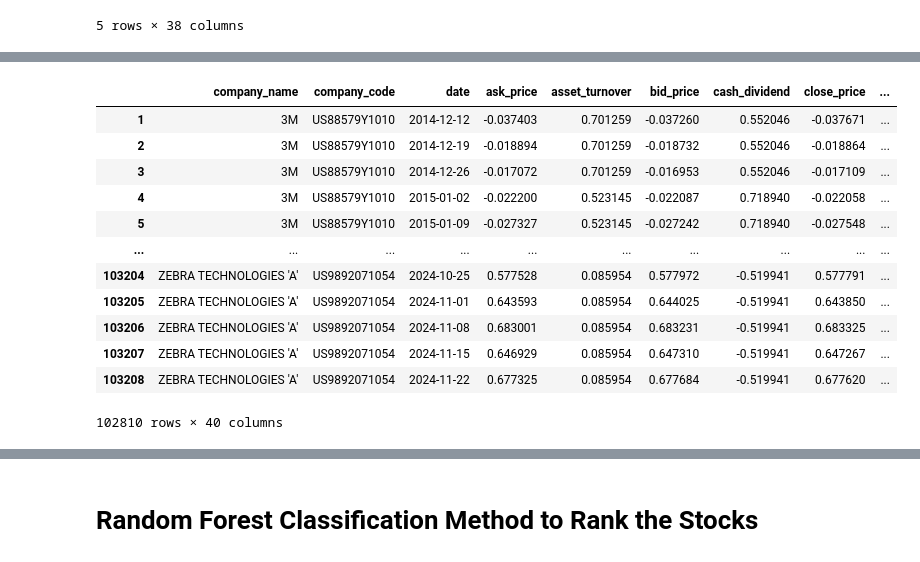
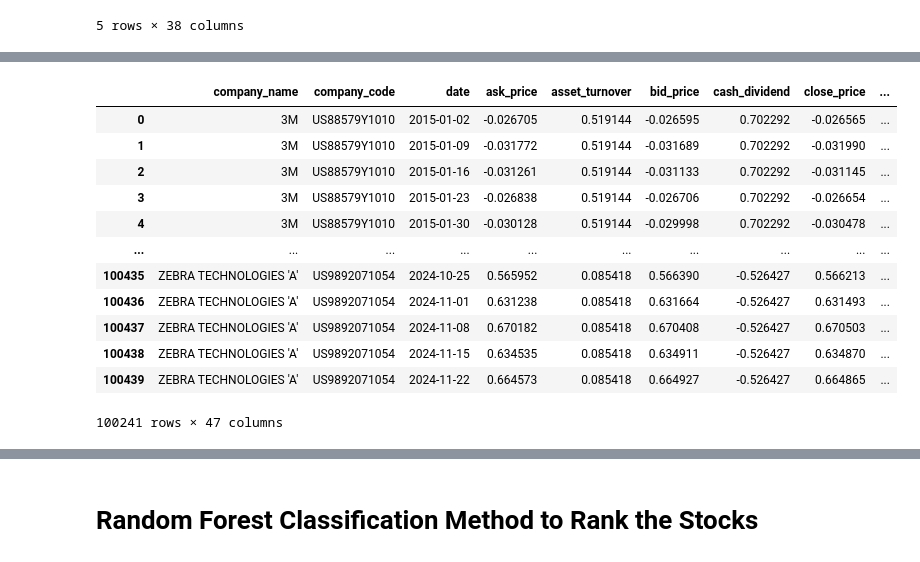
Before and after one commit to kaki1995/Project_Applying-AI-and-Large-Language-Models-in-Stock-Investment, a Jupyter notebook: Campus Challenge.ipynb, the cells around one changed output, grey strips where cells are left out. Cells and saved outputs as stored; diff of their text form; code cells hidden in the pictures.

```diff
--- a/Campus Challenge.ipynb
+++ b/Campus Challenge.ipynb
@@ -753,3 +753,30 @@ df_return.tail()
 | 103208 | ZEBRA TECHNOLOGIES 'A' | US9892071054 | 2024-11-22 | 397.1899 | 0.67 | 396.9900 | 0.0 | 397.1899 | ... |
 | 103209 | ZEBRA TECHNOLOGIES 'A' | US9892071054 | 2024-11-29 | 406.9900 | 0.67 | 406.6201 | 0.0 | 407.0000 | ... |
 5 rows × 38 columns
+# %%
+# Add 7 new features based on calculation of the raw data
+
+# Ensure the dataset is sorted by company and date
+df_add_features = df_return.sort_values(by=['company_name', 'date']).copy()
+
+# Define a function to calculate Sharpe ratio
+def sharpe_ratio(series, risk_free_rate=0.0):
+    excess_return = series - risk_free_rate
+    return excess_return.mean() / excess_return.std() if excess_return.std() != 0 else 0
+
+# Group by company to calculate moving statistics
+def calculate_features(group):
+    group['avg_4w'] = group['weekly_return'].rolling(window=4, min_periods=1).mean()
+    group['avg_8w'] = group['weekly_return'].rolling(window=8, min_periods=1).mean()
+    group['avg_12w'] = group['weekly_return'].rolling(window=12, min_periods=1).mean()
+    group['avg_24w'] = group['weekly_return'].rolling(window=24, min_periods=1).mean()
+    group['sharpe_ratio_24w'] = group['weekly_return'].rolling(window=24, min_periods=1).apply(sharpe_ratio, raw=True)
+    group['skewness_24w'] = group['weekly_return'].rolling(window=24, min_periods=1).skew()
+    group['kurtosis_24w'] = group['weekly_return'].rolling(window=24, min_periods=1).kurt()
+    return group
+
+# Apply the function to each company
+df_add_features = df_add_features.groupby('company_name', group_keys=False).apply(calculate_features)
+
+# Display the result
+df_add_features
@@ -755,0 +797,9 @@ df_return.tail()
+# %%
+# Drop rows with NaN values
+df_add_features = df_add_features.dropna()
+
+# Reset the index if needed (optional)
+df_add_features = df_add_features.reset_index(drop=True)
+
+# Verify the updated DataFrame
+df_add_features
@@ -757,7 +821,7 @@ df_return.tail()
 # Create a new column "label" based on 'weekly_return', assign "1" if next week's return is above the median, and assign "0" otherwise.
 
 # Step 1: Shift weekly returns to get next week's performance
-df_label = df_return.copy()  # Ensure df_return is a copy to avoid warnings
+df_label = df_add_features.copy()  # Ensure df_return is a copy to avoid warnings
 df_label['next_week_return'] = df_label.groupby('company_name')['weekly_return'].shift(-1)
 
 # Step 2: Calculate the weekly median return for all companies
@@ -801,44 +865,45 @@ df_label
 # %%
 # standardize data
 
 stock = df_label.copy() # Make a copy of df_label
 
 X_cols = ["close_price", "ask_price", "bid_price", "price_high", "price_low", "price_open",
          "turnover_value", "turnover_volume", "vwap", "trading_volume_wa",
          "total_return", "pe", "ptbv", "dividend_yield", "operating_pm", "gross_pm",
          "net_income", "roe", "roic", "roa", "ebit", "ebitda", "dpps",
          "current_ratio", "quick_ratio", "asset_turnover",
          "tdce", "ltdce", "interest_cover1", "interest_cover2", "cash_dividend", "shares_outstanding",
-         "SP500_Return (%)", "VIX_Close", "weekly_return"]
+         "SP500_Return (%)", "VIX_Close", "weekly_return",
+          "avg_4w", "avg_8w", "avg_12w", "avg_24w", "sharpe_ratio_24w", "skewness_24w","kurtosis_24w"]
 
 y_col = ['label']
 
 X = stock[X_cols]
 y = stock[y_col]
 
 scaler_X = StandardScaler()
 X_scaled = scaler_X.fit_transform(X)
 
 stock_scaled = stock.copy()
 
 for i in range(len(X_cols)):
     stock_scaled[X_cols[i]] = X_scaled[:,i]
 
 stock_scaled
 # %% [output]
 |  | company_name | company_code | date | ask_price | asset_turnover | bid_price | cash_dividend | close_price | ... |
-| 1 | 3M | US88579Y1010 | 2014-12-12 | -0.037403 | 0.701259 | -0.037260 | 0.552046 | -0.037671 | ... |
-| 2 | 3M | US88579Y1010 | 2014-12-19 | -0.018894 | 0.701259 | -0.018732 | 0.552046 | -0.018864 | ... |
-| 3 | 3M | US88579Y1010 | 2014-12-26 | -0.017072 | 0.701259 | -0.016953 | 0.552046 | -0.017109 | ... |
-| 4 | 3M | US88579Y1010 | 2015-01-02 | -0.022200 | 0.523145 | -0.022087 | 0.718940 | -0.022058 | ... |
-| 5 | 3M | US88579Y1010 | 2015-01-09 | -0.027327 | 0.523145 | -0.027242 | 0.718940 | -0.027548 | ... |
+| 0 | 3M | US88579Y1010 | 2015-01-02 | -0.026705 | 0.519144 | -0.026595 | 0.702292 | -0.026565 | ... |
+| 1 | 3M | US88579Y1010 | 2015-01-09 | -0.031772 | 0.519144 | -0.031689 | 0.702292 | -0.031990 | ... |
+| 2 | 3M | US88579Y1010 | 2015-01-16 | -0.031261 | 0.519144 | -0.031133 | 0.702292 | -0.031145 | ... |
+| 3 | 3M | US88579Y1010 | 2015-01-23 | -0.026838 | 0.519144 | -0.026706 | 0.702292 | -0.026654 | ... |
+| 4 | 3M | US88579Y1010 | 2015-01-30 | -0.030128 | 0.519144 | -0.029998 | 0.702292 | -0.030478 | ... |
 | ... | ... | ... | ... | ... | ... | ... | ... | ... | ... |
-| 103204 | ZEBRA TECHNOLOGIES 'A' | US9892071054 | 2024-10-25 | 0.577528 | 0.085954 | 0.577972 | -0.519941 | 0.577791 | ... |
-| 103205 | ZEBRA TECHNOLOGIES 'A' | US9892071054 | 2024-11-01 | 0.643593 | 0.085954 | 0.644025 | -0.519941 | 0.643850 | ... |
-| 103206 | ZEBRA TECHNOLOGIES 'A' | US9892071054 | 2024-11-08 | 0.683001 | 0.085954 | 0.683231 | -0.519941 | 0.683325 | ... |
-| 103207 | ZEBRA TECHNOLOGIES 'A' | US9892071054 | 2024-11-15 | 0.646929 | 0.085954 | 0.647310 | -0.519941 | 0.647267 | ... |
-| 103208 | ZEBRA TECHNOLOGIES 'A' | US9892071054 | 2024-11-22 | 0.677325 | 0.085954 | 0.677684 | -0.519941 | 0.677620 | ... |
+| 100435 | ZEBRA TECHNOLOGIES 'A' | US9892071054 | 2024-10-25 | 0.565952 | 0.085418 | 0.566390 | -0.526427 | 0.566213 | ... |
+| 100436 | ZEBRA TECHNOLOGIES 'A' | US9892071054 | 2024-11-01 | 0.631238 | 0.085418 | 0.631664 | -0.526427 | 0.631493 | ... |
+| 100437 | ZEBRA TECHNOLOGIES 'A' | US9892071054 | 2024-11-08 | 0.670182 | 0.085418 | 0.670408 | -0.526427 | 0.670503 | ... |
+| 100438 | ZEBRA TECHNOLOGIES 'A' | US9892071054 | 2024-11-15 | 0.634535 | 0.085418 | 0.634911 | -0.526427 | 0.634870 | ... |
+| 100439 | ZEBRA TECHNOLOGIES 'A' | US9892071054 | 2024-11-22 | 0.664573 | 0.085418 | 0.664927 | -0.526427 | 0.664865 | ... |
-102810 rows × 40 columns
+100241 rows × 47 columns
 # %%
 # Sort DataFrame first by date and the by company_name
 stock_scaled_sorted = stock_scaled.sort_values(by=['date', 'company_name'])
```
Also changed, not shown: parts of 8 cells of this notebook.
